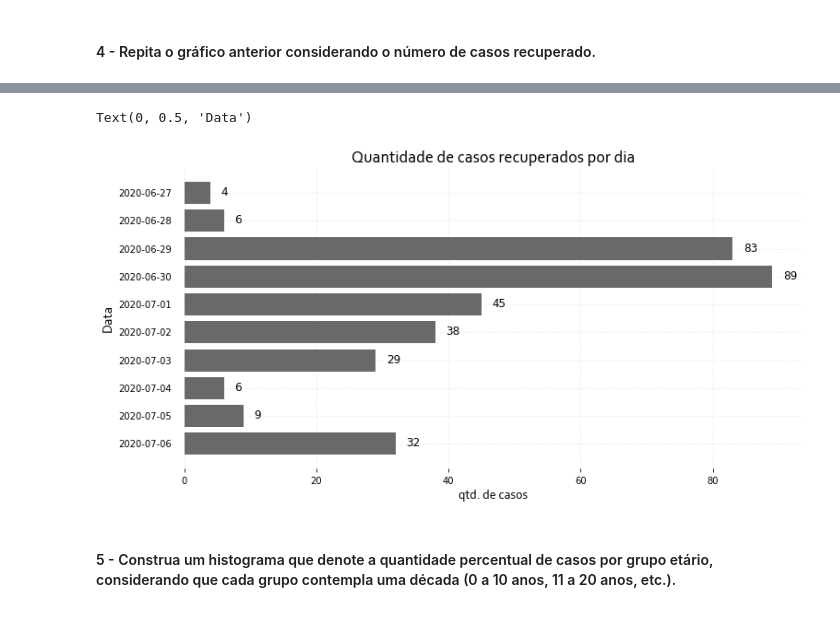
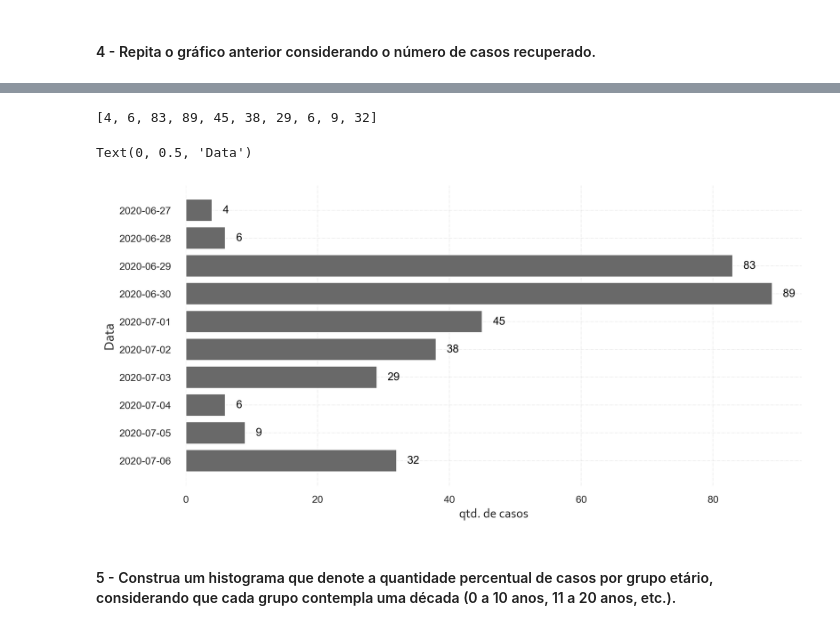
Before and after one commit to jvmdo/rna-pp1-2020, a Jupyter notebook: Código/PP1_redesneurais.ipynb, the cells around one changed output, grey strips where cells are left out. Cells and saved outputs as stored; diff of their text form; code cells hidden in the pictures.

Commit message:
fix questao recuperados

```diff
--- a/Código/PP1_redesneurais.ipynb
+++ b/Código/PP1_redesneurais.ipynb
@@ -294,7 +294,7 @@ print(total)
 # %% [output]
 6422
 # %%
-fig, ax = plt.subplots(figsize =(12, 6))
+fig, ax = plt.subplots(figsize =(12, 6), dpi=300.0)
 font = {'fontname':'Corbel'}
 
 ax.bar(sigla_bairros, [x/total * 100 for x in top10_casos_bairro], color='dimgray')
@@ -314,5 +314,5 @@ for i in ax.patches:
 
 ax.set_xlabel("Bairro", fontsize=14, **font)
 ax.set_ylabel("% de Casos", fontsize=14, **font)
-ax.set_title("Distribuição de Casos Confirmados por Bairro", fontsize=14, **font)
+#ax.set_title("Distribuição de Casos Confirmados por Bairro", fontsize=14, **font)
 # %% [output]
@@ -393,7 +393,7 @@ y_axis = days
 x_axis = bar_days
 
 # Figure Size
-fig, ax = plt.subplots(figsize =(12, 6))
+fig, ax = plt.subplots(figsize =(10, 5), dpi=300.0)
 
 # Horizontal Bar Plot
 ax.barh(y_axis, x_axis, color='dimgray')
@@ -417,14 +417,14 @@ ax.invert_yaxis()
 
 # Add annotation to bars
 for i in ax.patches:
-    plt.text(i.get_width()+1.5, i.get_y()+0.5,
+    plt.text(i.get_width()+0.5, i.get_y()+0.5,
              str(i.get_width()),
              fontsize = 12, fontweight ='normal',
              color = 'black')
 
 # Add Plot Title
 font = {'fontname':'Corbel'}
-ax.set_title('Quantidade de novos casos por dia', fontsize=18, loc ='center', **font)
+#ax.set_title('Quantidade de novos casos por dia', fontsize=18, loc ='center', **font)
 ax.set_xlabel('qtd. de casos', fontsize=14, **font)
 ax.set_ylabel('Data', fontsize=15, **font)
 # %% [output]
@@ -443,11 +457,16 @@ day_rec_group = rec_per_day_sorted[rec_per_day_sorted._conclusao == 'Recuperado'
 # %%
 aux = list(day_rec_group.tail(10).values.flatten())
+print(aux)
+# %% [output]
+[4, 6, 83, 89, 45, 38, 29, 6, 9, 32]
+# %%
+days_rec = ['2020-06-27', '2020-06-28', '2020-06-29', '2020-06-30', '2020-07-01', '2020-07-02', '2020-07-03', '2020-07-04', '2020-07-05', '2020-07-06']
 # %%
-y_axis = days
+y_axis = days_rec
 x_axis = aux
 
 # Figure Size
-fig, ax = plt.subplots(figsize =(12, 6))
+fig, ax = plt.subplots(figsize =(12, 6), dpi=300)
 
 # Horizontal Bar Plot
 ax.barh(y_axis, x_axis, color='dimgray')
@@ -455,35 +474,35 @@ ax.barh(y_axis, x_axis, color='dimgray')
 # Remove axes splines
 for s in ['top', 'bottom', 'left', 'right']:
     ax.spines[s].set_visible(False)
 
 # Remove y ticks
 ax.yaxis.set_ticks_position('none')
 
 # Add padding between axes and labels
 ax.xaxis.set_tick_params(pad = 5)
 ax.yaxis.set_tick_params(pad = 10)
 
 # Add x, y gridlines
 ax.grid(b = True, color ='grey', linestyle ='-.', linewidth = 0.5, alpha = 0.2)
 
 # Show at middle
 ax.invert_yaxis()
 
 # Add annotation to bars
 for i in ax.patches:
     plt.text(i.get_width()+1.6, i.get_y()+0.5,
              str(i.get_width()),
              fontsize = 12, fontweight ='normal',
              color = 'black')
 
 # Add Plot Title
 font = {'fontname':'Corbel'}
-ax.set_title('Quantidade de casos recuperados por dia', fontsize=18, loc ='center', **font)
+#ax.set_title('Quantidade de casos recuperados por dia', fontsize=18, loc ='center', **font)
 ax.set_xlabel('qtd. de casos', fontsize=14, **font)
 ax.set_ylabel('Data', fontsize=15, **font)
 # %% [output]
 Text(0, 0.5, 'Data')
-[figure, old version]
+[figure, new version]
 # %% [markdown]
 #### 5 - Construa um histograma que denote a quantidade percentual de casos por grupo etário, considerando que cada grupo contempla uma década (0 a 10 anos, 11 a 20 anos, etc.).
 # %%
```
Also changed, not shown: parts of 6 cells of this notebook.
